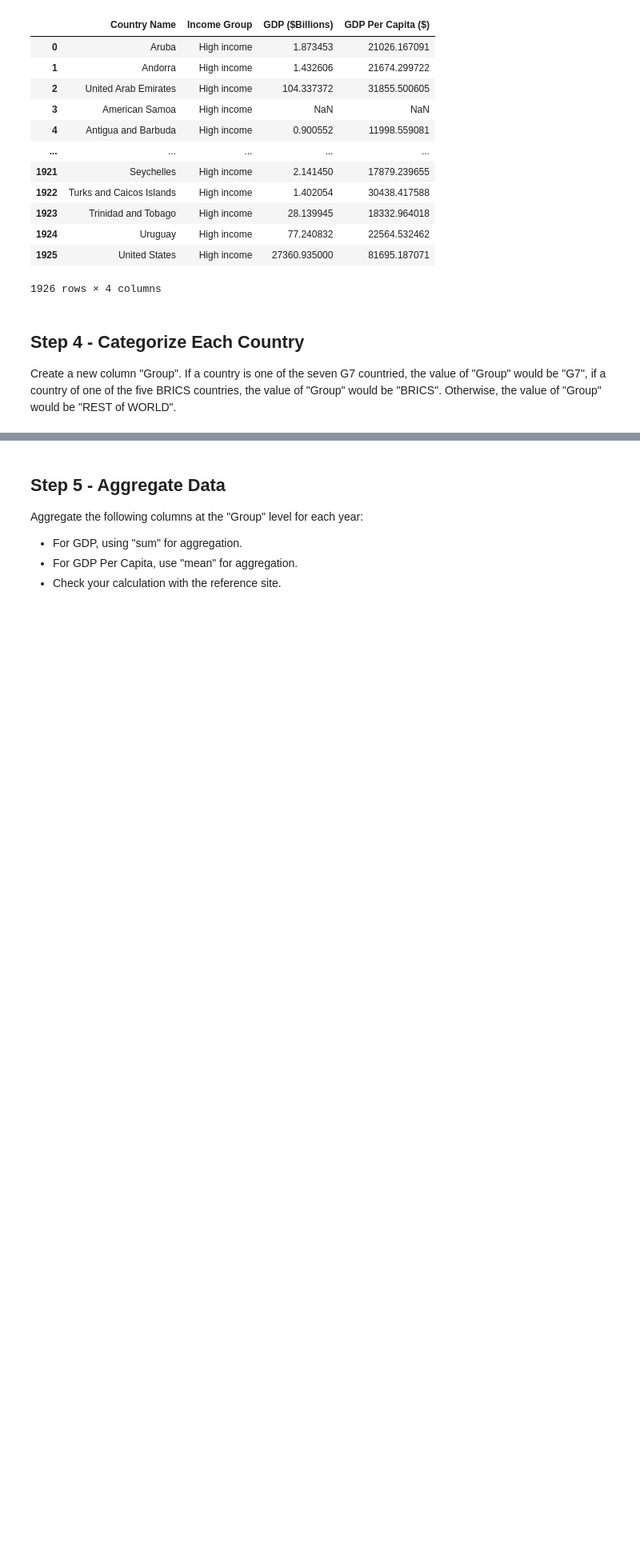
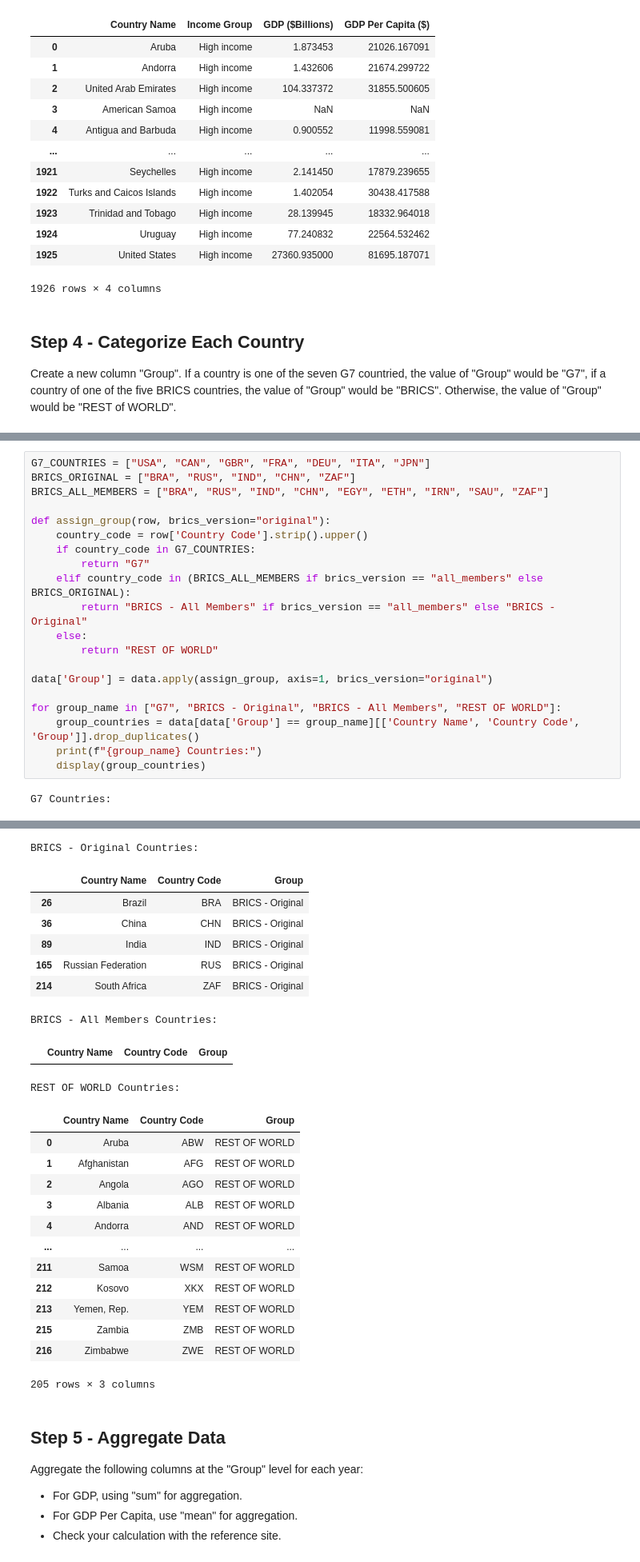
Before and after one commit to mineozcan/UMBC-DATA609-FALL24-WANG, a Jupyter notebook: Assignments/mini_project.ipynb, the cells around one changed output, grey strips where cells are left out. Shown at 80% size. Saved outputs shown, nothing was run; the diff lists cells and outputs as text; blank space fills up the shorter version.

```diff
--- a/Assignments/mini_project.ipynb
+++ b/Assignments/mini_project.ipynb
@@ -295,0 +204,22 @@ REST OF WORLD Countries:
+# %%
+G7_COUNTRIES = ["USA", "CAN", "GBR", "FRA", "DEU", "ITA", "JPN"]
+BRICS_ORIGINAL = ["BRA", "RUS", "IND", "CHN", "ZAF"]
+BRICS_ALL_MEMBERS = ["BRA", "RUS", "IND", "CHN", "EGY", "ETH", "IRN", "SAU", "ZAF"]
+
+def assign_group(row, brics_version="original"):
+    country_code = row['Country Code'].strip().upper()
+    if country_code in G7_COUNTRIES:
+        return "G7"
+    elif country_code in (BRICS_ALL_MEMBERS if brics_version == "all_members" else BRICS_ORIGINAL):
+        return "BRICS - All Members" if brics_version == "all_members" else "BRICS - Original"
+    else:
+        return "REST OF WORLD"
+
+data['Group'] = data.apply(assign_group, axis=1, brics_version="original")
+
+for group_name in ["G7", "BRICS - Original", "BRICS - All Members", "REST OF WORLD"]:
+    group_countries = data[data['Group'] == group_name][['Country Name', 'Country Code', 'Group']].drop_duplicates()
+    print(f"{group_name} Countries:")
+    display(group_countries)
+# %% [output]
+G7 Countries:
@@ -296,3 +234,26 @@ REST OF WORLD Countries:
+BRICS - Original Countries:
+|  | Country Name | Country Code | Group |
+| 26 | Brazil | BRA | BRICS - Original |
+| 36 | China | CHN | BRICS - Original |
+| 89 | India | IND | BRICS - Original |
+| 165 | Russian Federation | RUS | BRICS - Original |
+| 214 | South Africa | ZAF | BRICS - Original |
+BRICS - All Members Countries:
+|  | Country Name | Country Code | Group |
+REST OF WORLD Countries:
+|  | Country Name | Country Code | Group |
+| 0 | Aruba | ABW | REST OF WORLD |
+| 1 | Afghanistan | AFG | REST OF WORLD |
+| 2 | Angola | AGO | REST OF WORLD |
+| 3 | Albania | ALB | REST OF WORLD |
+| 4 | Andorra | AND | REST OF WORLD |
+| ... | ... | ... | ... |
+| 211 | Samoa | WSM | REST OF WORLD |
+| 212 | Kosovo | XKX | REST OF WORLD |
+| 213 | Yemen, Rep. | YEM | REST OF WORLD |
+| 215 | Zambia | ZMB | REST OF WORLD |
+| 216 | Zimbabwe | ZWE | REST OF WORLD |
+205 rows × 3 columns
 # %% [markdown]
 ## Step 5 - Aggregate Data
 
```
Also changed, not shown: parts of 4 cells of this notebook.
